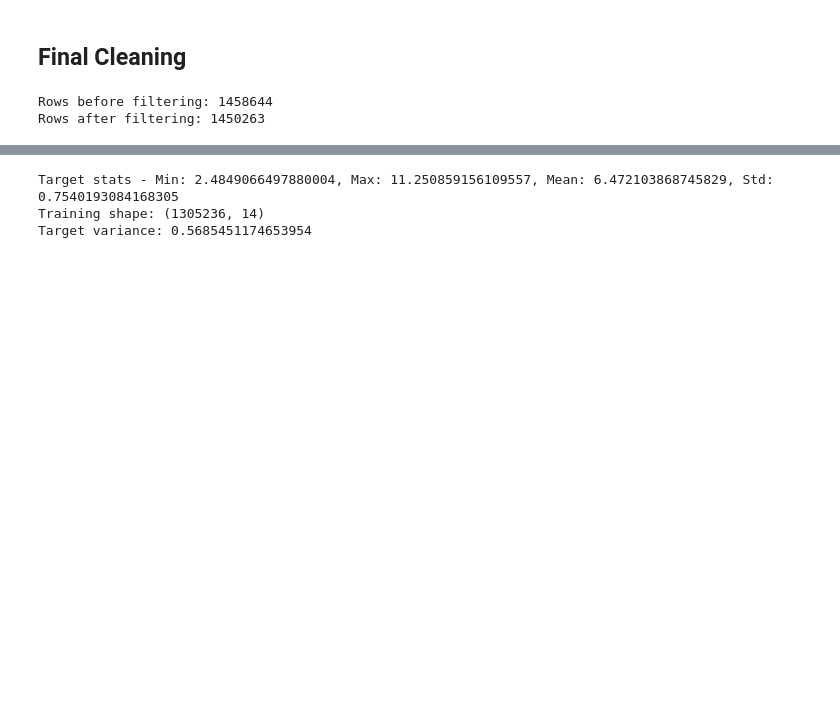
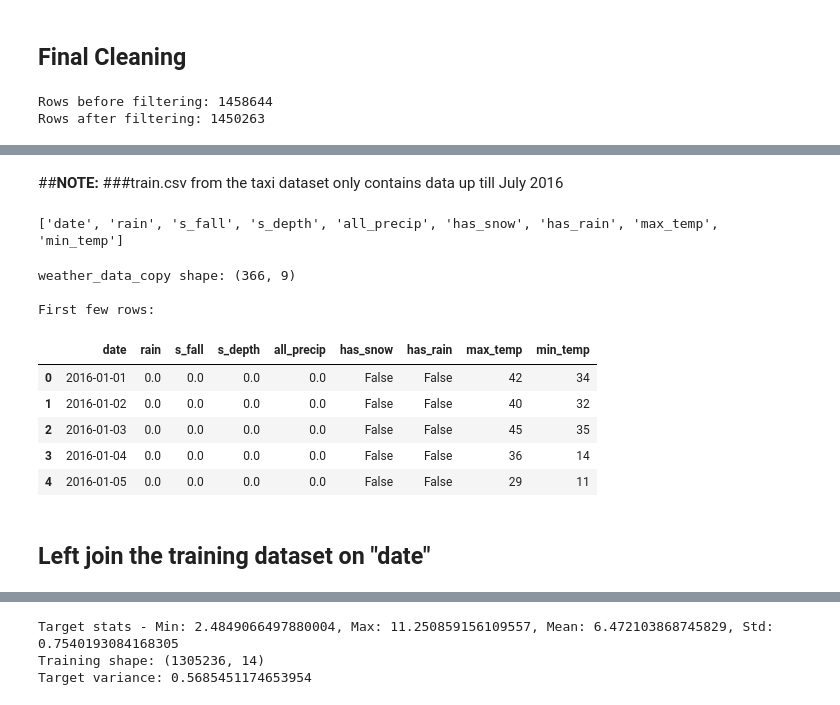
Before and after one commit to gav-ip/cse176-fall-proj, a Jupyter notebook: part3/taxi.ipynb, the cells around one changed output, grey strips where cells are left out. Saved outputs shown, nothing was run; the diff lists cells and outputs as text; code cells hidden in the pictures; blank space fills up the shorter version.

```diff
--- a/part3/taxi.ipynb
+++ b/part3/taxi.ipynb
@@ -679,0 +697,3 @@ Rows after filtering: 1450263
+# %% [markdown]
+##**NOTE:**
+###train.csv from the taxi dataset only contains data up till July 2016
@@ -679,0 +725,37 @@ Rows after filtering: 1450263
+# %%
+# List of original columns to drop
+cols_to_drop = [
+    'precipitation',
+    'snow fall',
+    'snow depth',
+    'maximum temperature',
+    'minimum temperature',
+    'average temperature'
+]
+
+# Drop them in place
+weather_data.drop(columns=cols_to_drop, inplace=True, errors='ignore')
+
+# Check the remaining columns
+print(weather_data.columns.tolist())
+# %% [output]
+['date', 'rain', 's_fall', 's_depth', 'all_precip', 'has_snow', 'has_rain', 'max_temp', 'min_temp']
+# %%
+# Create trainfull_copy with uncleaned data for visualizations
+weather_data_copy = weather_data.copy()
+# Display info to verify the dataframe loaded correctly
+print(f"weather_data_copy shape: {weather_data_copy.shape}")
+print(f"\nFirst few rows:")
+weather_data_copy.head()
+# %% [output]
+weather_data_copy shape: (366, 9)
+
+First few rows:
+|  | date | rain | s_fall | s_depth | all_precip | has_snow | has_rain | max_temp | min_temp |
+| 0 | 2016-01-01 | 0.0 | 0.0 | 0.0 | 0.0 | False | False | 42 | 34 |
+| 1 | 2016-01-02 | 0.0 | 0.0 | 0.0 | 0.0 | False | False | 40 | 32 |
+| 2 | 2016-01-03 | 0.0 | 0.0 | 0.0 | 0.0 | False | False | 45 | 35 |
+| 3 | 2016-01-04 | 0.0 | 0.0 | 0.0 | 0.0 | False | False | 36 | 14 |
+| 4 | 2016-01-05 | 0.0 | 0.0 | 0.0 | 0.0 | False | False | 29 | 11 |
+# %% [markdown]
+## Left join the training dataset on "date"
```
Also changed, not shown: parts of 17 cells of this notebook, 1 other file.
